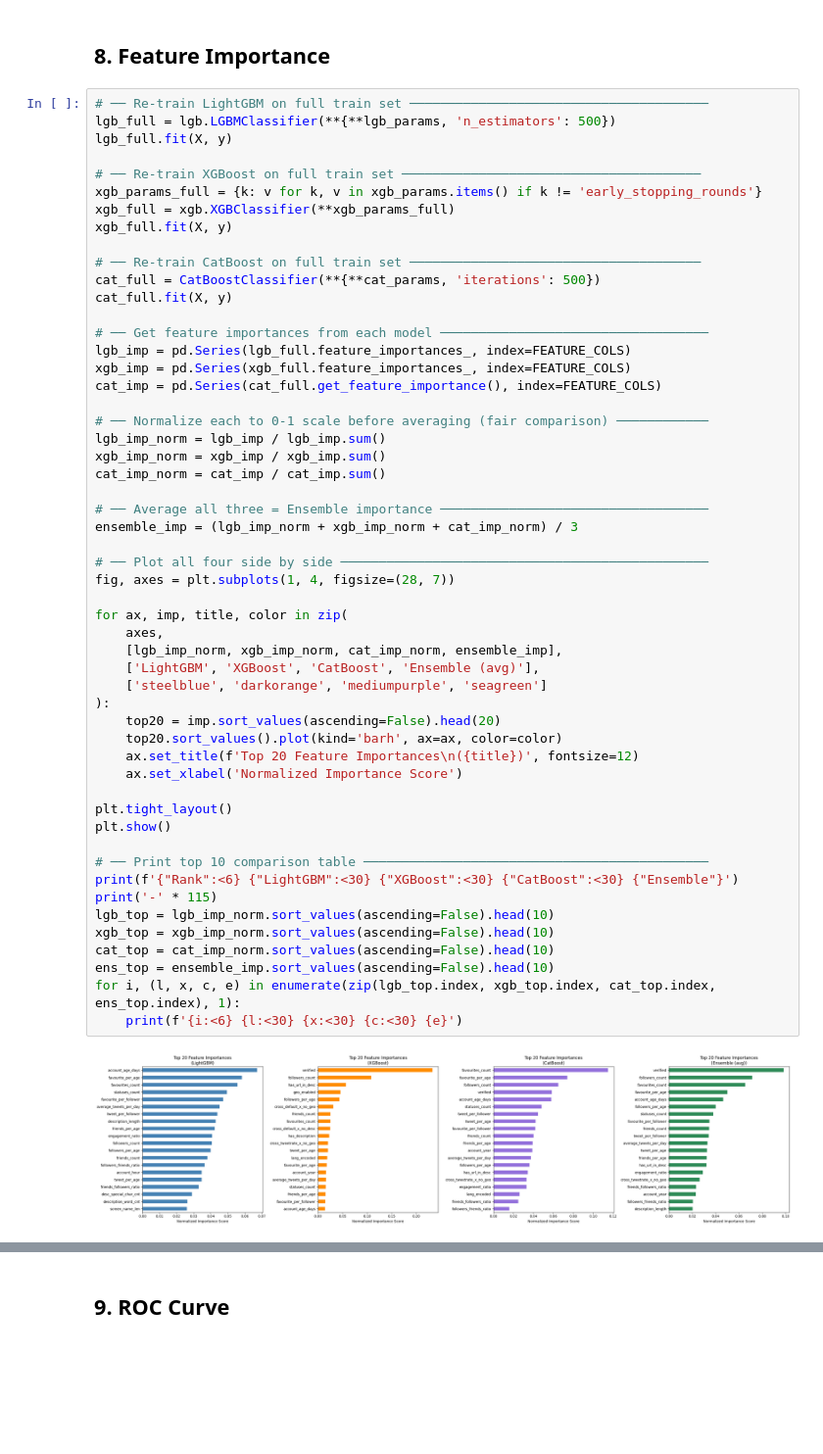
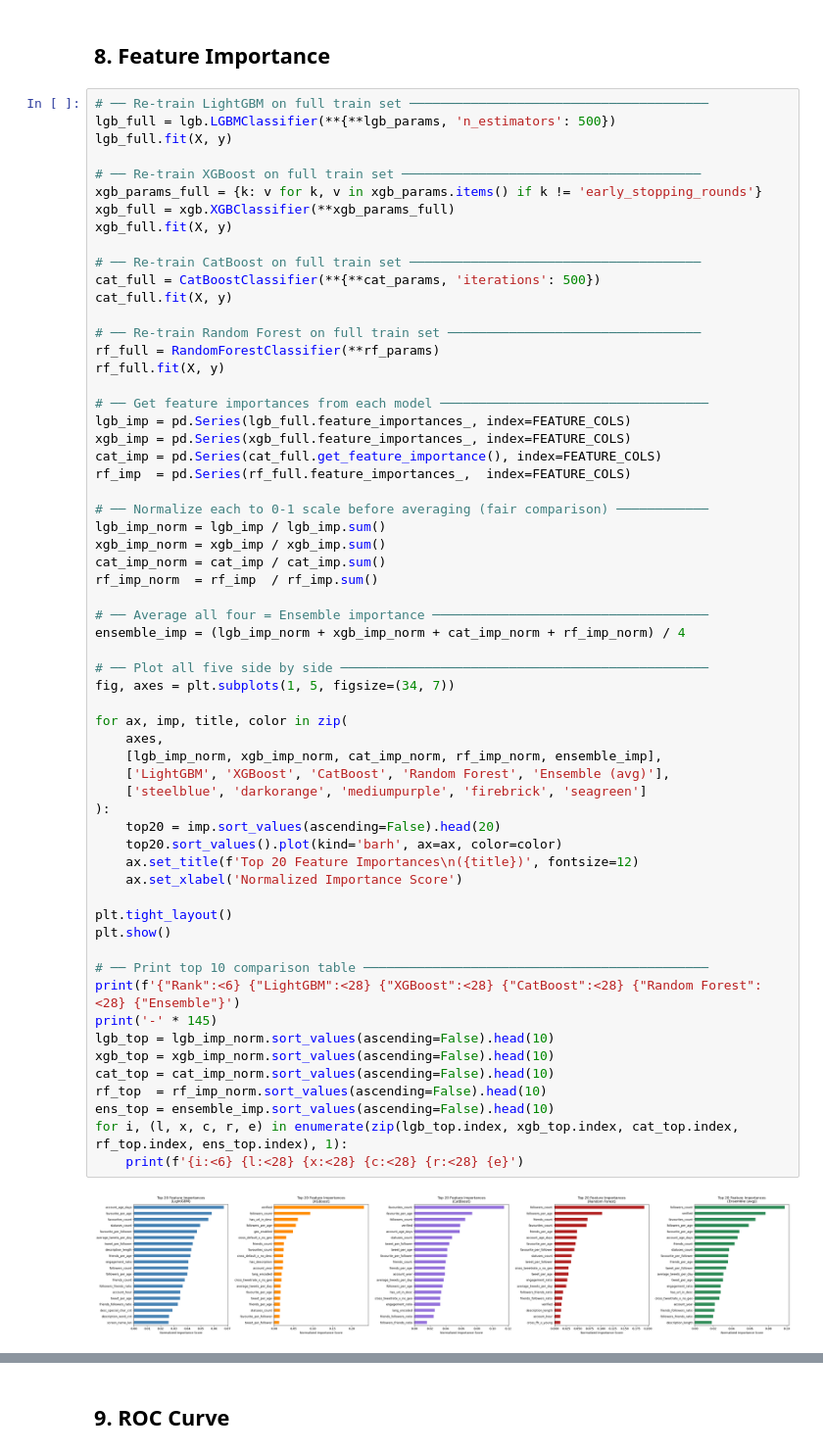
Before and after one commit to haunk/Twitter-Bot-account-prediction, a Jupyter notebook: twitter_bot_detection.ipynb, the cells around one changed output, grey strips where cells are left out. Shown at 98% size. Cells and saved outputs as stored; diff of their text form; blank space fills up the shorter version.

```diff
--- a/twitter_bot_detection.ipynb
+++ b/twitter_bot_detection.ipynb
@@ -1013,44 +1052,51 @@ xgb_full.fit(X, y)
 cat_full = CatBoostClassifier(**{**cat_params, 'iterations': 500})
 cat_full.fit(X, y)
 
+# ── Re-train Random Forest on full train set ─────────────────────────────────
+rf_full = RandomForestClassifier(**rf_params)
+rf_full.fit(X, y)
+
 # ── Get feature importances from each model ───────────────────────────────────
 lgb_imp = pd.Series(lgb_full.feature_importances_, index=FEATURE_COLS)
 xgb_imp = pd.Series(xgb_full.feature_importances_, index=FEATURE_COLS)
 cat_imp = pd.Series(cat_full.get_feature_importance(), index=FEATURE_COLS)
+rf_imp  = pd.Series(rf_full.feature_importances_,  index=FEATURE_COLS)
 
 # ── Normalize each to 0-1 scale before averaging (fair comparison) ────────────
 lgb_imp_norm = lgb_imp / lgb_imp.sum()
 xgb_imp_norm = xgb_imp / xgb_imp.sum()
 cat_imp_norm = cat_imp / cat_imp.sum()
+rf_imp_norm  = rf_imp  / rf_imp.sum()
 
-# ── Average all three = Ensemble importance ───────────────────────────────────
-ensemble_imp = (lgb_imp_norm + xgb_imp_norm + cat_imp_norm) / 3
+# ── Average all four = Ensemble importance ────────────────────────────────────
+ensemble_imp = (lgb_imp_norm + xgb_imp_norm + cat_imp_norm + rf_imp_norm) / 4
 
-# ── Plot all four side by side ────────────────────────────────────────────────
-fig, axes = plt.subplots(1, 4, figsize=(28, 7))
+# ── Plot all five side by side ────────────────────────────────────────────────
+fig, axes = plt.subplots(1, 5, figsize=(34, 7))
 
 for ax, imp, title, color in zip(
     axes,
-    [lgb_imp_norm, xgb_imp_norm, cat_imp_norm, ensemble_imp],
-    ['LightGBM', 'XGBoost', 'CatBoost', 'Ensemble (avg)'],
-    ['steelblue', 'darkorange', 'mediumpurple', 'seagreen']
+    [lgb_imp_norm, xgb_imp_norm, cat_imp_norm, rf_imp_norm, ensemble_imp],
+    ['LightGBM', 'XGBoost', 'CatBoost', 'Random Forest', 'Ensemble (avg)'],
+    ['steelblue', 'darkorange', 'mediumpurple', 'firebrick', 'seagreen']
 ):
     top20 = imp.sort_values(ascending=False).head(20)
     top20.sort_values().plot(kind='barh', ax=ax, color=color)
     ax.set_title(f'Top 20 Feature Importances\n({title})', fontsize=12)
     ax.set_xlabel('Normalized Importance Score')
 
 plt.tight_layout()
 plt.show()
 
 # ── Print top 10 comparison table ─────────────────────────────────────────────
-print(f'{"Rank":<6} {"LightGBM":<30} {"XGBoost":<30} {"CatBoost":<30} {"Ensemble"}')
-print('-' * 115)
+print(f'{"Rank":<6} {"LightGBM":<28} {"XGBoost":<28} {"CatBoost":<28} {"Random Forest":<28} {"Ensemble"}')
+print('-' * 145)
 lgb_top = lgb_imp_norm.sort_values(ascending=False).head(10)
 xgb_top = xgb_imp_norm.sort_values(ascending=False).head(10)
 cat_top = cat_imp_norm.sort_values(ascending=False).head(10)
+rf_top  = rf_imp_norm.sort_values(ascending=False).head(10)
 ens_top = ensemble_imp.sort_values(ascending=False).head(10)
-for i, (l, x, c, e) in enumerate(zip(lgb_top.index, xgb_top.index, cat_top.index, ens_top.index), 1):
-    print(f'{i:<6} {l:<30} {x:<30} {c:<30} {e}')
+for i, (l, x, c, r, e) in enumerate(zip(lgb_top.index, xgb_top.index, cat_top.index, rf_top.index, ens_top.index), 1):
+    print(f'{i:<6} {l:<28} {x:<28} {c:<28} {r:<28} {e}')
 # %% [output]
-[figure, old version]
+[figure, new version]
```
Also changed, not shown: parts of 4 cells of this notebook, 5 other files.
